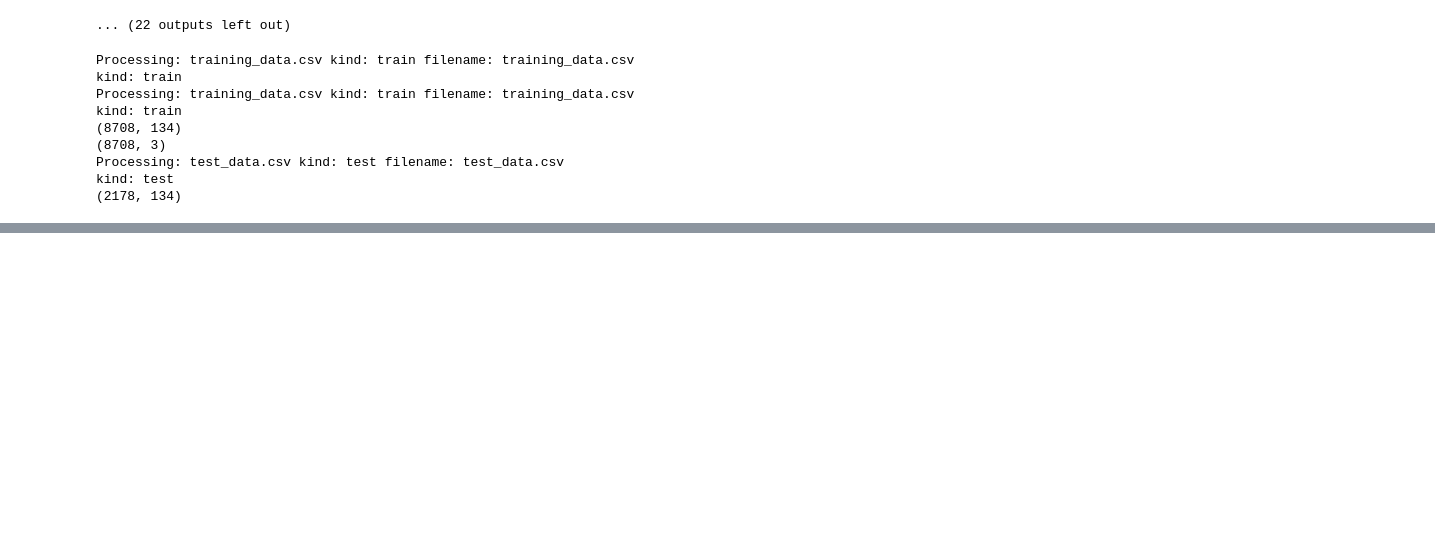
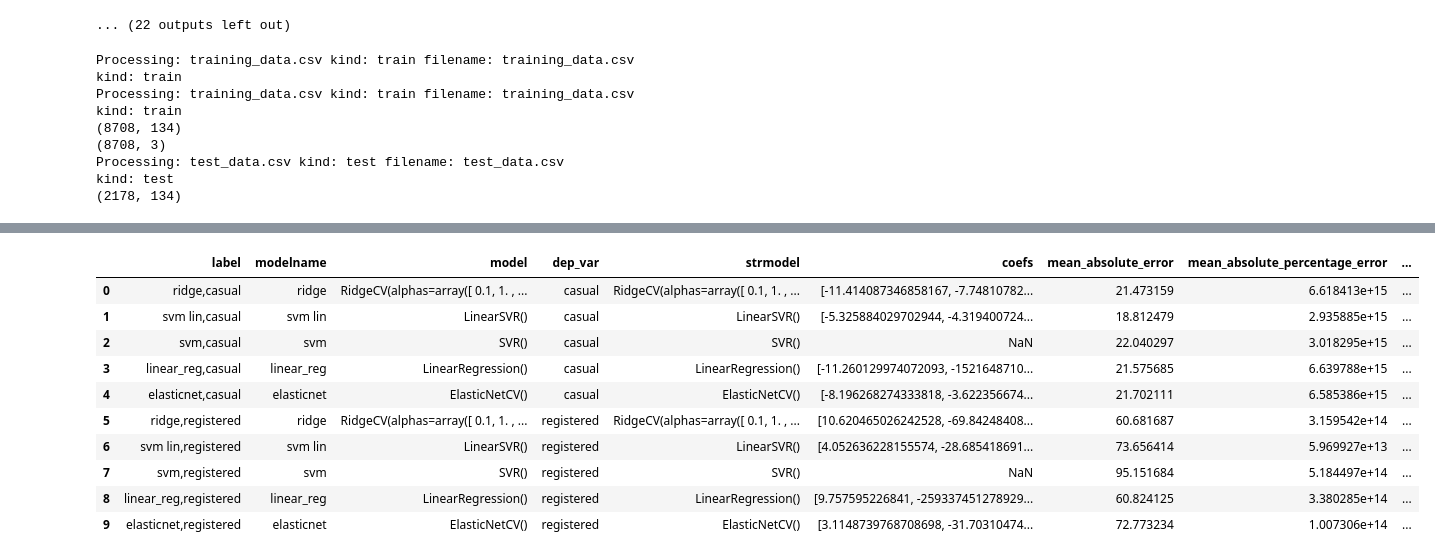
Before and after one commit to Altoidnerd/coinflip, a Jupyter notebook: clean.ipynb, the cells around one changed output, grey strips where cells are left out. Cells and saved outputs as stored; diff of their text form; code cells hidden in the pictures; blank space fills up the shorter version.

```diff
--- a/clean.ipynb
+++ b/clean.ipynb
@@ -984,3 +1022,30 @@ Index(['label', 'modelname', 'model', 'dep_var', 'strmodel', 'coefs',
 # %%
-errors
+errors_vec = []
+e_rms = []
+
+for idx, row in dm.iterrows():
+    assert(row.y_true.shape==row.y_pred.shape)
+    signed_errors = row.y_true - row.y_pred
+    erms = (sum([ abs(x)**2 for x in row.y_true - row.y_pred ])/len(row.y_true))**0.5
+
+    errors_vec.append(signed_errors)
+    e_rms.append(erms)
+
+dm['erms'] = e_rms
+dm['signed_errors'] = errors_vec
+dm[['erms','rms_error']]
+
+print('Yes it does.')
+errors['dep_var'] = dm.dep_var
+errors['label'] = dm.label
+errors['erms'] = dm.erms
+
+error_percentages = []
+
+maxvals = [ max(dm.iloc[i].y_pred) for i in range(len(dm)) ]
+errors['maxvals'] = maxvals
+errors['rms_error_pct'] = errors.erms/errors.maxvals*100
+
+errors['modelname'] = [ _.split(',')[0] for _ in errors.label ]
+print(errors[['modelname','erms','dep_var','rms_error_pct']])
 # %% [output]
@@ -1001,0 +1095,14 @@ os.getcwd()
+# %%
+dm
+# %% [output]
+|  | label | modelname | model | dep_var | strmodel | coefs | mean_absolute_error | mean_absolute_percentage_error | ... |
+| 0 | ridge,casual | ridge | RidgeCV(alphas=array([ 0.1, 1. , ... | casual | RidgeCV(alphas=array([ 0.1, 1. , ... | [-11.414087346858167, -7.74810782... | 21.473159 | 6.618413e+15 | ... |
+| 1 | svm lin,casual | svm lin | LinearSVR() | casual | LinearSVR() | [-5.325884029702944, -4.319400724... | 18.812479 | 2.935885e+15 | ... |
+| 2 | svm,casual | svm | SVR() | casual | SVR() | NaN | 22.040297 | 3.018295e+15 | ... |
+| 3 | linear_reg,casual | linear_reg | LinearRegression() | casual | LinearRegression() | [-11.260129974072093, -1521648710... | 21.575685 | 6.639788e+15 | ... |
+| 4 | elasticnet,casual | elasticnet | ElasticNetCV() | casual | ElasticNetCV() | [-8.196268274333818, -3.622356674... | 21.702111 | 6.585386e+15 | ... |
+| 5 | ridge,registered | ridge | RidgeCV(alphas=array([ 0.1, 1. , ... | registered | RidgeCV(alphas=array([ 0.1, 1. , ... | [10.620465026242528, -69.84248408... | 60.681687 | 3.159542e+14 | ... |
+| 6 | svm lin,registered | svm lin | LinearSVR() | registered | LinearSVR() | [4.052636228155574, -28.685418691... | 73.656414 | 5.969927e+13 | ... |
+| 7 | svm,registered | svm | SVR() | registered | SVR() | NaN | 95.151684 | 5.184497e+14 | ... |
+| 8 | linear_reg,registered | linear_reg | LinearRegression() | registered | LinearRegression() | [9.757595226841, -259337451278929... | 60.824125 | 3.380285e+14 | ... |
+| 9 | elasticnet,registered | elasticnet | ElasticNetCV() | registered | ElasticNetCV() | [3.1148739768708698, -31.70310474... | 72.773234 | 1.007306e+14 | ... |
```
Also changed, not shown: parts of 16 cells of this notebook, 3 other files.
